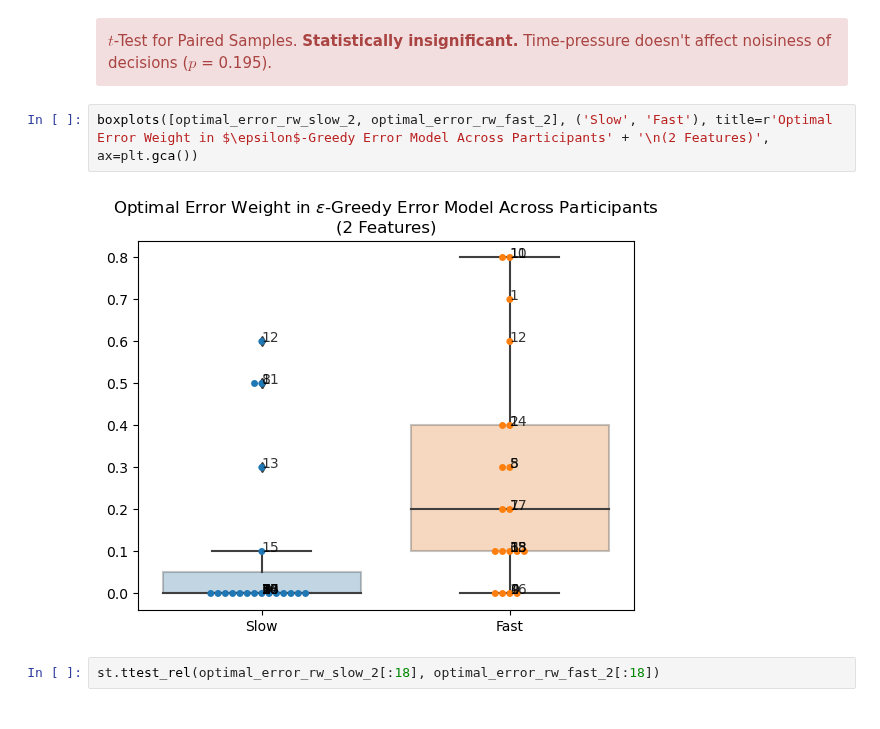
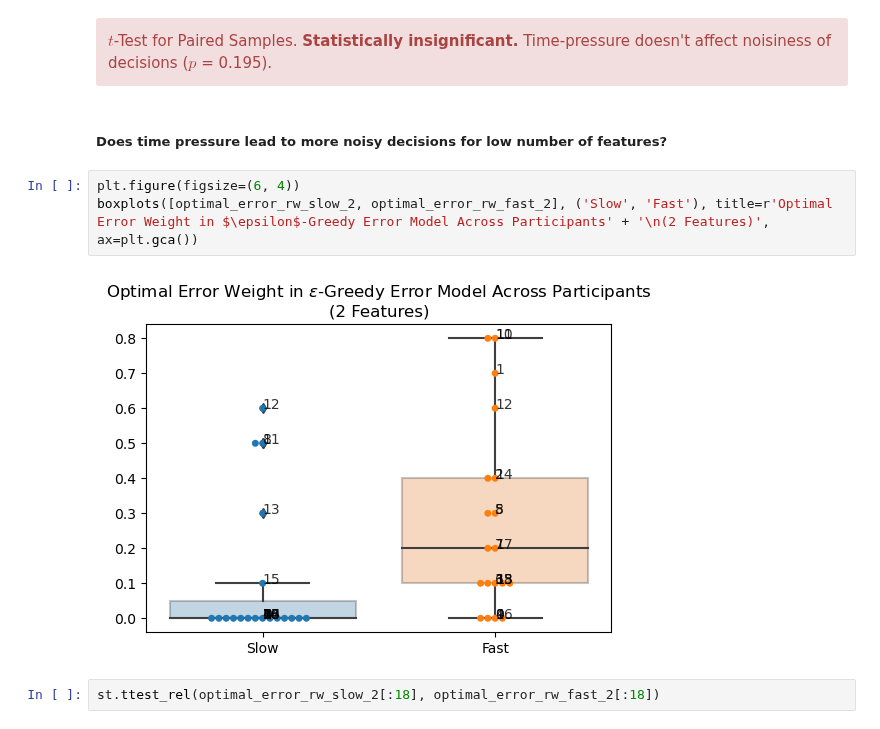
Before and after one commit to pulkitgoyal56/CCCP, a Jupyter notebook: CCCP-Presentation.ipynb, the cells around one changed output. Drawn from its saved outputs; the diff is of its cells as text.

```diff
--- a/CCCP-Presentation.ipynb
+++ b/CCCP-Presentation.ipynb
@@ -268,10 +271,13 @@ The two-sample $t$-test for paired samples reveal that there isn't a significant
     $t$-Test for Paired Samples.</br>
     <b>Statistically insignificant.</b> Time-pressure doesn't affect noisiness of decisions ($p$ = 0.195).
 </div>
-# %%
-boxplots([optimal_error_rw_slow_2, optimal_error_rw_fast_2], ('Slow', 'Fast'), title=r'Optimal Error Weight in $\epsilon$-Greedy Error Model Across Participants' + '\n(2 Features)', ax=plt.gca())
-# %% [output]
-[figure, removed]
+# %% [markdown]
+##### Does time pressure lead to more noisy decisions for low number of features?
+# %%
+plt.figure(figsize=(6, 4))
+boxplots([optimal_error_rw_slow_2, optimal_error_rw_fast_2], ('Slow', 'Fast'), title=r'Optimal Error Weight in $\epsilon$-Greedy Error Model Across Participants' + '\n(2 Features)', ax=plt.gca())
+# %% [output]
+[figure, added]
 # %%
 st.ttest_rel(optimal_error_rw_slow_2[:18], optimal_error_rw_fast_2[:18])
 # %% [output]
```
Also changed, not shown: parts of 18 cells of this notebook, 1 other file.
